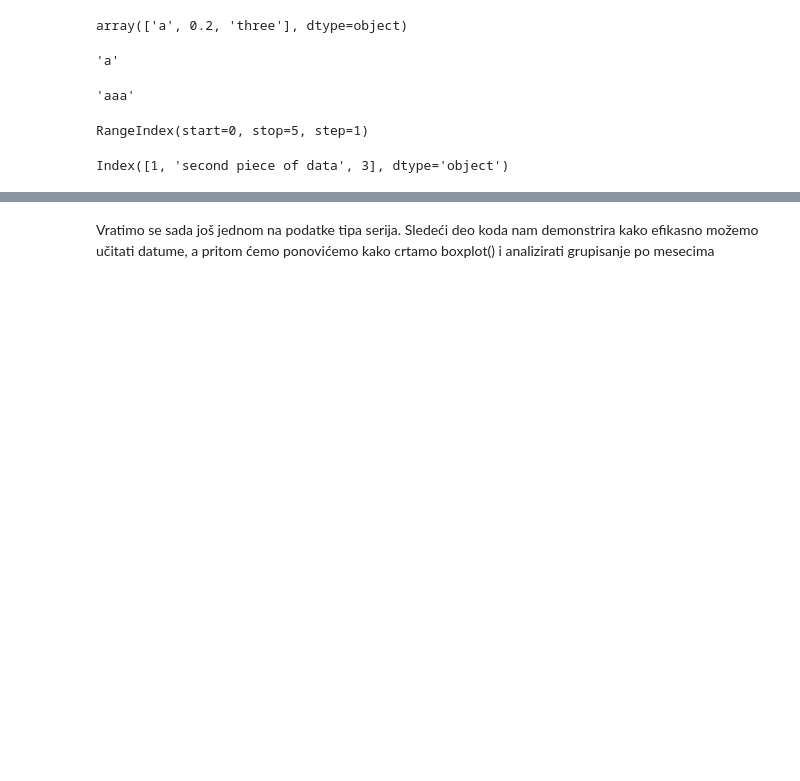
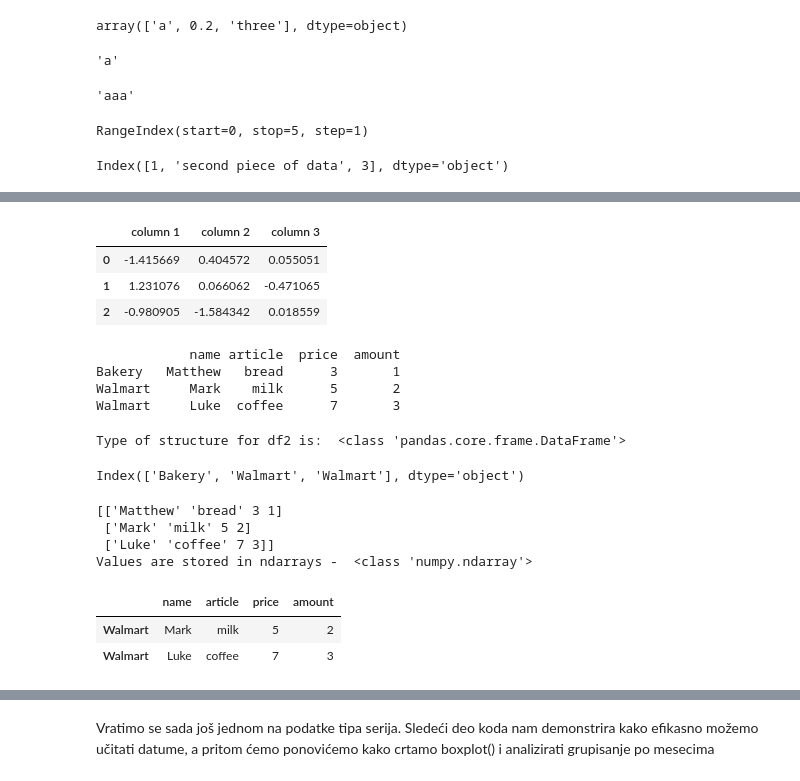
Before and after one commit to love-bees/dataHacker, a Jupyter notebook: 09_SERIESDF.ipynb, the cells around one changed output, grey strips where cells are left out. Drawn from its saved outputs; the diff is of its cells as text; code cells hidden in the pictures; blank space fills up the shorter version.

```diff
--- a/09_SERIESDF.ipynb
+++ b/09_SERIESDF.ipynb
@@ -314,0 +199,71 @@ df2.loc[['Maxi'],['ime']]
+# %%
+# Also, we can take a peek at the first elements using the command .head()
+df1.head(3)
+# %% [output]
+|  | column 1 | column 2 | column 3 |
+| 0 | -1.415669 | 0.404572 | 0.055051 |
+| 1 | 1.231076 | 0.066062 | -0.471065 |
+| 2 | -0.980905 | -1.584342 | 0.018559 |
+# %%
+# Now, using a Python dictionary we will make one DataFrame.
+# This DataFrame will represent a list of bought groceries
+# For every purchase we will mark down the name of the buyer, what he bought, the price per article
+# and the amount of articles bought
+purchase_1 = {'name':'Matthew',
+              'article': 'bread',
+              'price' : 3,
+              'amount': 1}
+
+purchase_2 = {'name':'Mark',
+              'article': 'milk',
+              'price' : 5,
+              'amount': 2}
+
+purchase_3 = {'name':'Luke',
+              'article': 'coffee',
+              'price' : 7,
+              'amount': 3}
+
+df2 = DataFrame([purchase_1, purchase_2, purchase_3], columns = ['name', 'article', 'price', 'amount'],
+                index = ['Bakery', 'Walmart', 'Walmart'])
+print()
+print(df2)
+# %% [output]
+            name article  price  amount
+Bakery   Matthew   bread      3       1
+Walmart     Mark    milk      5       2
+Walmart     Luke  coffee      7       3
+# %%
+# df2 is a very convenient example to display how to work with DataFrames
+# Let's first check the type of data that we used in df2
+print('Type of structure for df2 is: ', type(df2))
+# %% [output]
+Type of structure for df2 is:  <class 'pandas.core.frame.DataFrame'>
+# %%
+# Indexes of DataFrames can be acessed like this: DataFrame_name.index
+indexes = df2.index
+print(indexes)
+# %% [output]
+Index(['Bakery', 'Walmart', 'Walmart'], dtype='object')
+# %%
+# values in DataFrames are acessed like this: name_DataFrame.values
+
+print()
+values = df2.values
+print(values)
+print('Values are stored in ndarrays - ',type(values))
+# %% [output]
+[['Matthew' 'bread' 3 1]
+ ['Mark' 'milk' 5 2]
+ ['Luke' 'coffee' 7 3]]
+Values are stored in ndarrays -  <class 'numpy.ndarray'>
+# %%
+# How to access the data elements in DataFrames?
+# Getting a specific piece of data from a DataFrame can be done using iloc and loc
+# We can do this by calling name_DataFrame.loc['name of row']
+df2.loc['Walmart']
+# Two columns will be printed because in df2 there are two columns with the name Walmart
+# %% [output]
+|  | name | article | price | amount |
+| Walmart | Mark | milk | 5 | 2 |
+| Walmart | Luke | coffee | 7 | 3 |
```
Also changed, not shown: parts of 38 cells of this notebook.
